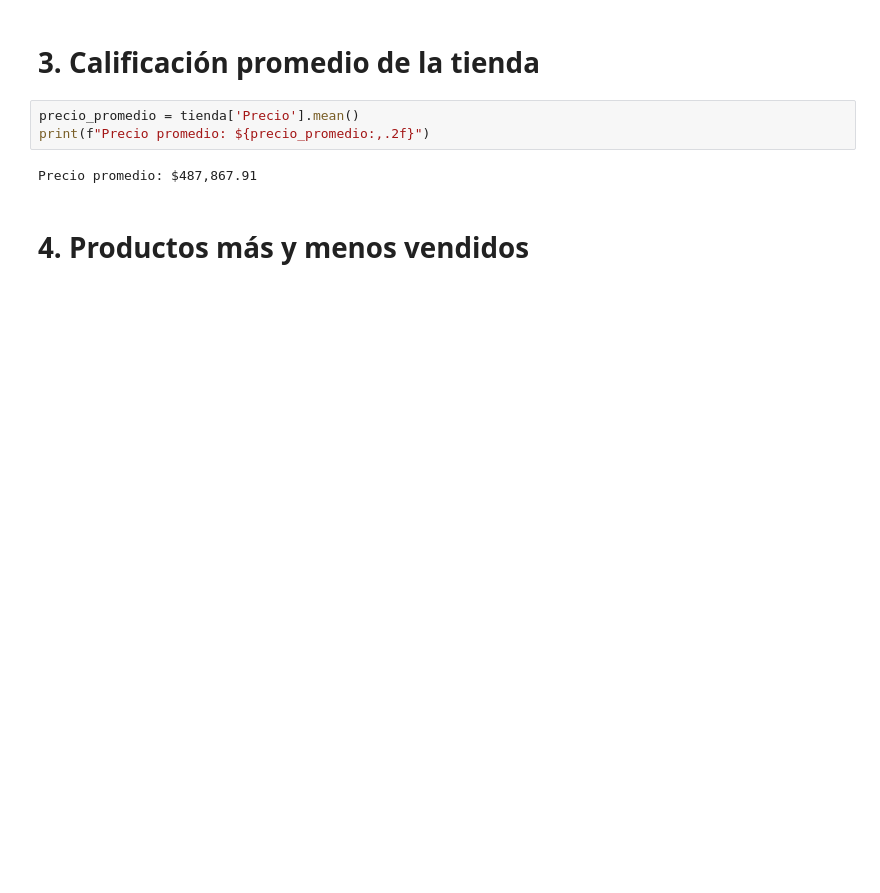
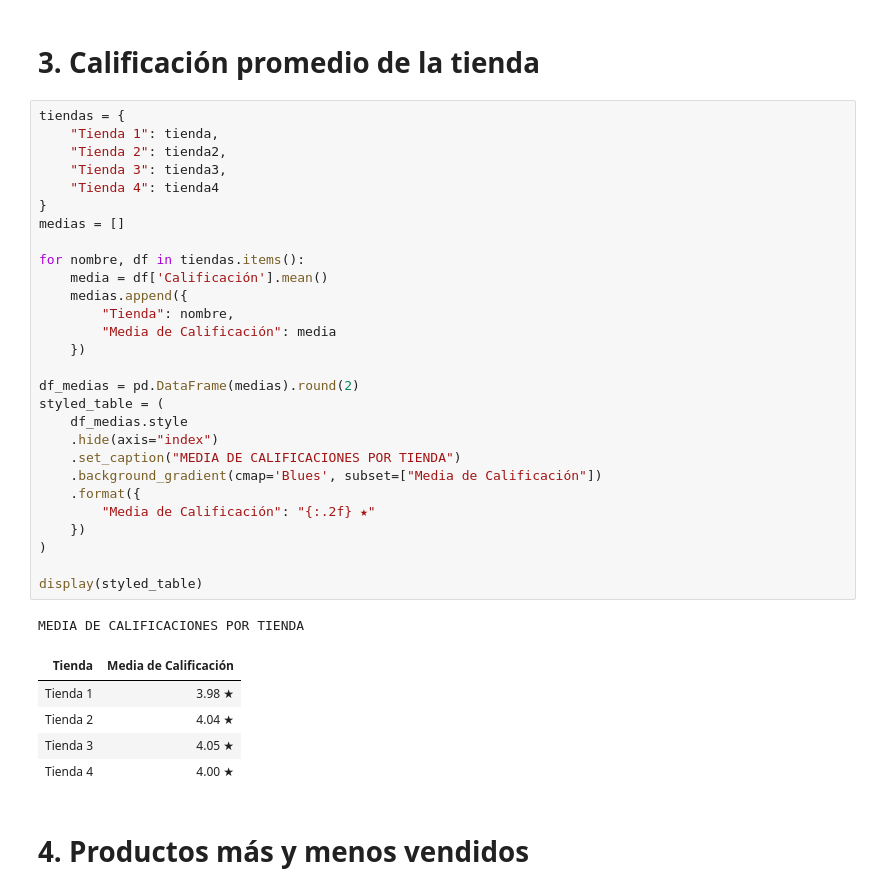
Before and after one commit to AlekJulM/Alura_Store, a Jupyter notebook: AluraStoreLatam.ipynb, the cells around one changed output. Saved outputs shown, nothing was run; the diff lists cells and outputs as text; blank space fills up the shorter version.

```diff
--- a/AluraStoreLatam.ipynb
+++ b/AluraStoreLatam.ipynb
@@ -91,9 +171,39 @@ Facturación total: $11.51
 # %% [markdown]
 # 3. Calificación promedio de la tienda
-# %%
-precio_promedio = tienda['Precio'].mean()
-print(f"Precio promedio: ${precio_promedio:,.2f}")
-# %% [output]
-Precio promedio: $487,867.91
+# %%
+tiendas = {
+    "Tienda 1": tienda,
+    "Tienda 2": tienda2,
+    "Tienda 3": tienda3,
+    "Tienda 4": tienda4
+}
+medias = []
+
+for nombre, df in tiendas.items():
+    media = df['Calificación'].mean()
+    medias.append({
+        "Tienda": nombre,
+        "Media de Calificación": media
+    })
+
+df_medias = pd.DataFrame(medias).round(2)
+styled_table = (
+    df_medias.style
+    .hide(axis="index")
+    .set_caption("MEDIA DE CALIFICACIONES POR TIENDA")
+    .background_gradient(cmap='Blues', subset=["Media de Calificación"])
+    .format({
+        "Media de Calificación": "{:.2f} ★"
+    })
+)
+
+display(styled_table)
+# %% [output]
+MEDIA DE CALIFICACIONES POR TIENDA
+| Tienda | Media de Calificación |
+| Tienda 1 | 3.98 ★ |
+| Tienda 2 | 4.04 ★ |
+| Tienda 3 | 4.05 ★ |
+| Tienda 4 | 4.00 ★ |
 # %% [markdown]
 # 4. Productos más y menos vendidos
```
Also changed, not shown: parts of 8 cells of this notebook.
